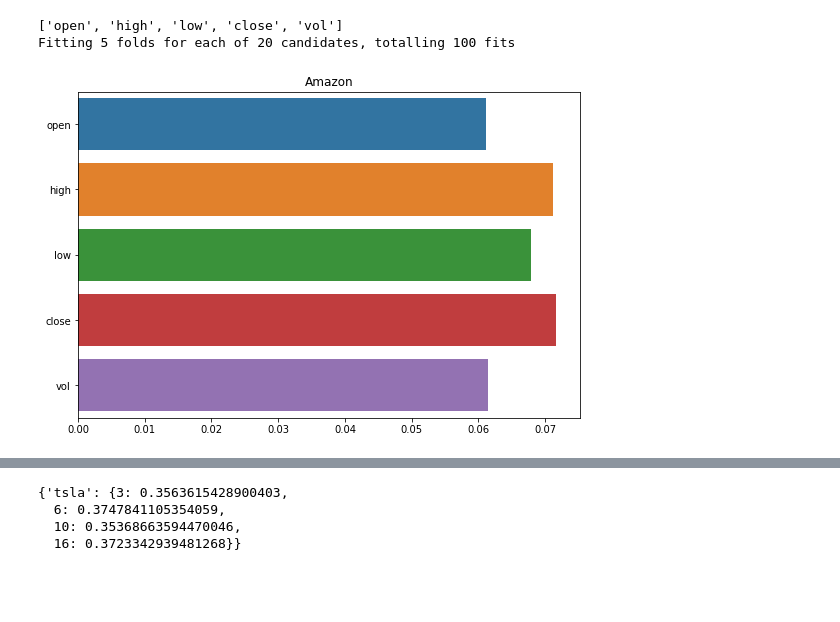
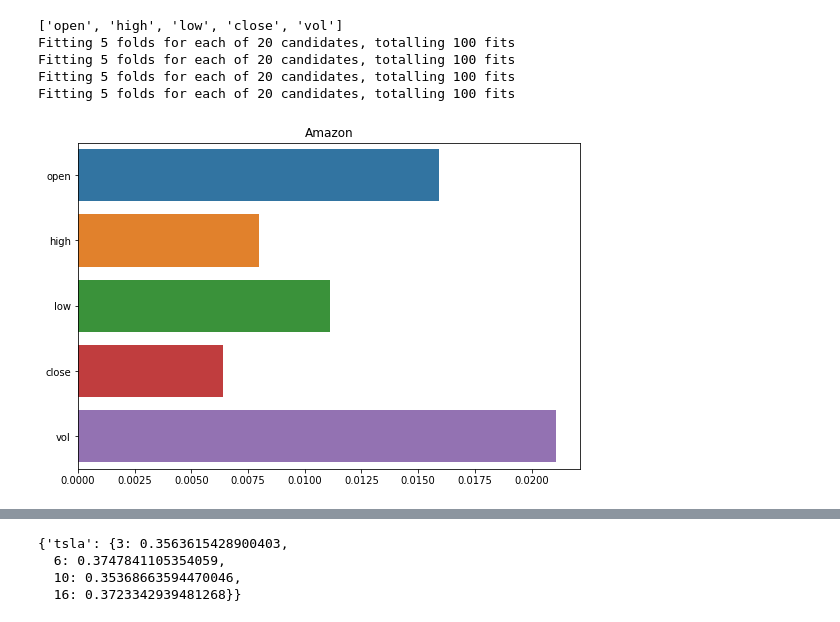
Before and after one commit to PatrykML/twitter_sentiment_stock_prediction, a Jupyter notebook: models/xgb.ipynb, the cells around one changed output, grey strips where cells are left out. Saved outputs shown, nothing was run; the diff lists cells and outputs as text; code cells hidden in the pictures; blank space fills up the shorter version.

```diff
--- a/models/xgb.ipynb
+++ b/models/xgb.ipynb
@@ -92,13 +92,13 @@ def measure(x, y, binary=True):
     return acc, f1, fi
 # %%
 full_names = {
-    "amzn": "Amazon",
-    "aapl": "Apple",
-    "msft": "Microsoft",
-    "tsla": "Tesla",
-    "goog": "Google (GOOG)",
-    "googl": "Google (GOOGL)",
-}
+    "amzn": "Amazon",}
+#     "aapl": "Apple",
+#     "msft": "Microsoft",
+#     "tsla": "Tesla",
+#     "goog": "Google (GOOG)",
+#     "googl": "Google (GOOGL)",
+# }
 weight = "baseline_2"
 
 acc = {}
@@ -109,36 +109,39 @@ path = f"../datasets/v2.1/more_cols_binned/no_weight/"
 
 for company in full_names.keys():
     df = pd.read_csv(path + f"{company}.csv")
     # VITAL_COLS = ["date_", "ticker", "bin_2", "diffs", "bin_3"]
     # OTHER_COLS = [i for i in df.columns if i not in VITAL_COLS]
     OTHER_COLS = ["open", "high", "low", "close", "vol"]
 
     print(OTHER_COLS)
     acc[company] = {}
     f1_metric[company] = {}
     fi = {}
 
     for lag in [3, 6, 10, 16]:
-        x, y = create_x_y(df, x_cols=OTHER_COLS, y_col="bin_3", lag=lag)
+        x, y = create_x_y(df, x_cols=OTHER_COLS, y_col="bin_2", lag=lag)
         y = encode_y(y)
         # print(x[:3], y[:3])
         # print(acc, f1_metric, fi)
         acc[company][lag], f1_metric[company][lag], fi[lag] = measure(
-            x, y, binary=False
+            x, y, binary=True
         )
     save_importances_plot(
         fi[lag],
         f"xgb_{company}_imp_{weight}",
         f"{full_names[company]}",
         OTHER_COLS,
     )
 with open(f"XGB_{company}_acc_f1_{weight}.txt", "w") as file:
     to_write = "Acc: " + json.dumps(acc) + " F1: " + json.dumps(f1_metric)
     file.write(json.dumps(to_write))
 # %% [output]
 ['open', 'high', 'low', 'close', 'vol']
 Fitting 5 folds for each of 20 candidates, totalling 100 fits
+Fitting 5 folds for each of 20 candidates, totalling 100 fits
+Fitting 5 folds for each of 20 candidates, totalling 100 fits
+Fitting 5 folds for each of 20 candidates, totalling 100 fits
-[figure, old version]
+[figure, new version]
 # %%
 full_names = {
     "amzn": "Amazon",
```
Also changed, not shown: parts of 1 cell of this notebook, 5 other files.
